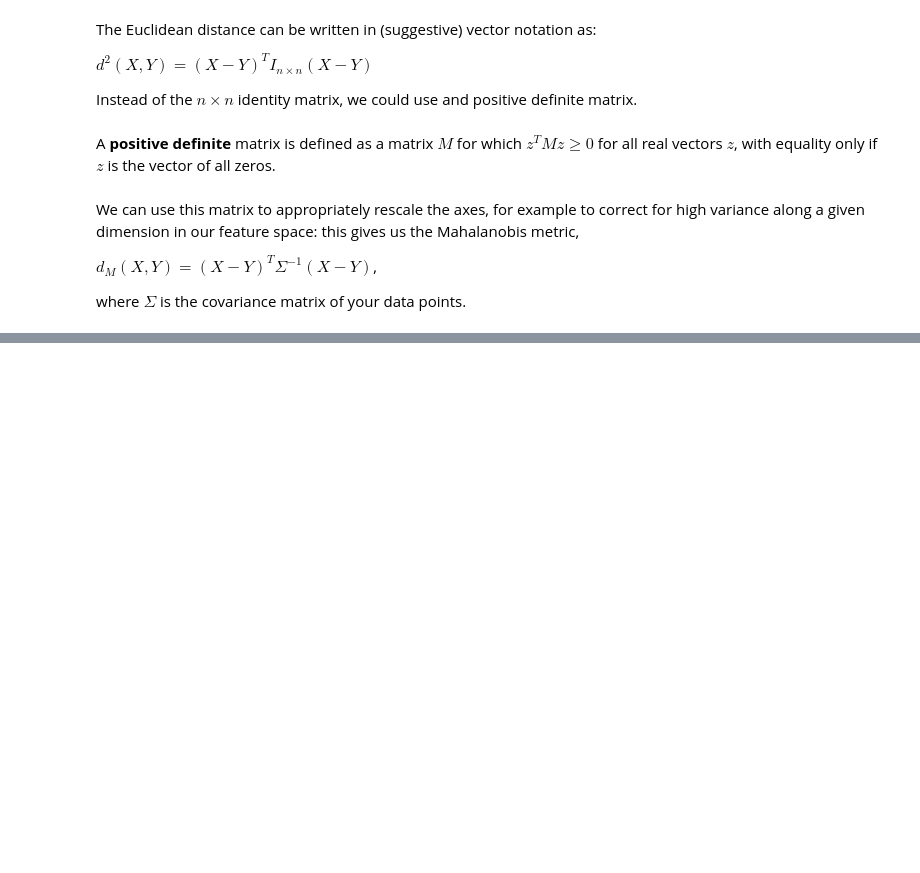
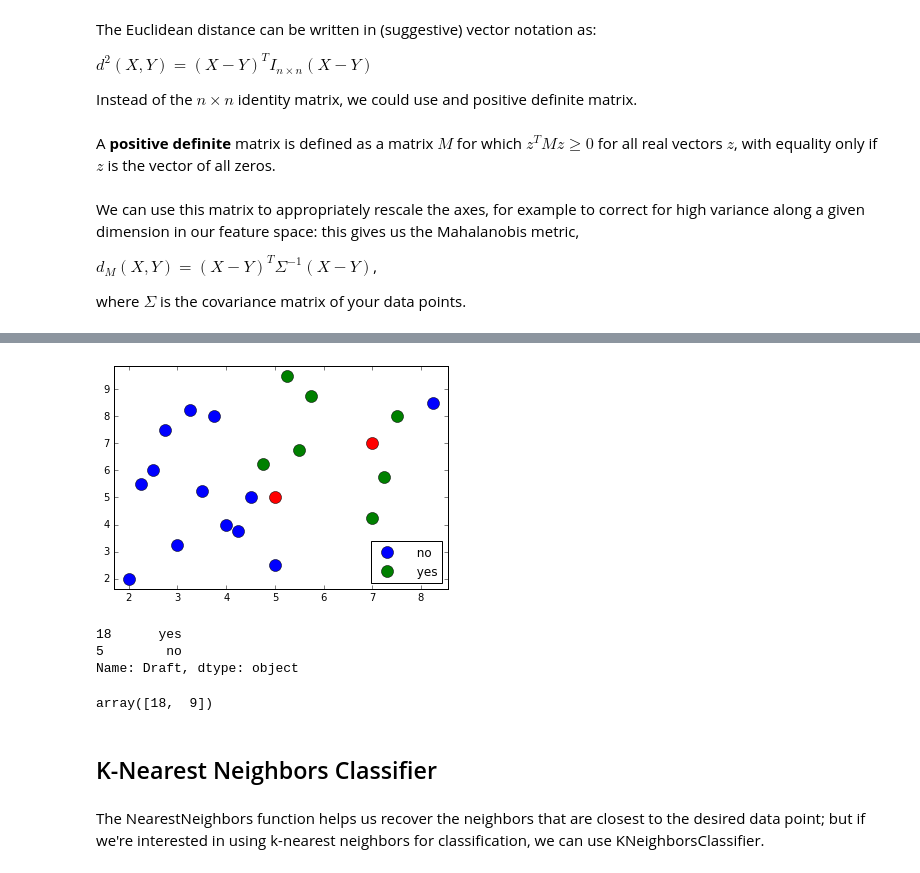
Before and after one commit to squishbug/DataScienceProgramming, a Jupyter notebook: 11-Similarity-Based-Learning/SimilarityBased.ipynb, the cells around one changed output, grey strips where cells are left out. Saved outputs shown, nothing was run; the diff lists cells and outputs as text; code cells hidden in the pictures; blank space fills up the shorter version.

```diff
--- a/11-Similarity-Based-Learning/SimilarityBased.ipynb
+++ b/11-Similarity-Based-Learning/SimilarityBased.ipynb
@@ -92,0 +137,25 @@ where $\Sigma$ is the covariance matrix of your data points.
+# %%
+fig, ax = plt.subplots()
+ax.margins(0.05)
+groups = df.groupby('Draft')
+for name, group in groups:
+    ax.plot(group.Speed, group.Agility, marker='o', linestyle='', ms=12, label=name);
+ax.legend(numpoints=1, loc='lower right');
+ax.plot(samples[:,0],samples[:,1], marker='o', linestyle='', ms=12, c='red');
+# %% [output]
+[figure, added]
+# %%
+df.Draft.iloc[nearest_neighbor_model.kneighbors(samples, return_distance=False).ravel()] # the kneighbors method returns the index of the
+                                                                                         # nearest neighbors....
+# %% [output]
+18      yes
+5        no
+Name: Draft, dtype: object
+# %%
+nearest_neighbor_model.kneighbors([[7,7],[5,4]], return_distance=False).ravel()
+# %% [output]
+array([18,  9])
+# %% [markdown]
+## K-Nearest Neighbors Classifier
+# %% [markdown]
+The NearestNeighbors function helps us recover the neighbors that are closest to the desired data point; but if we're interested in using k-nearest neighbors for classification, we can use KNeighborsClassifier.
```
Also changed, not shown: parts of 13 cells of this notebook, 1 other file.
